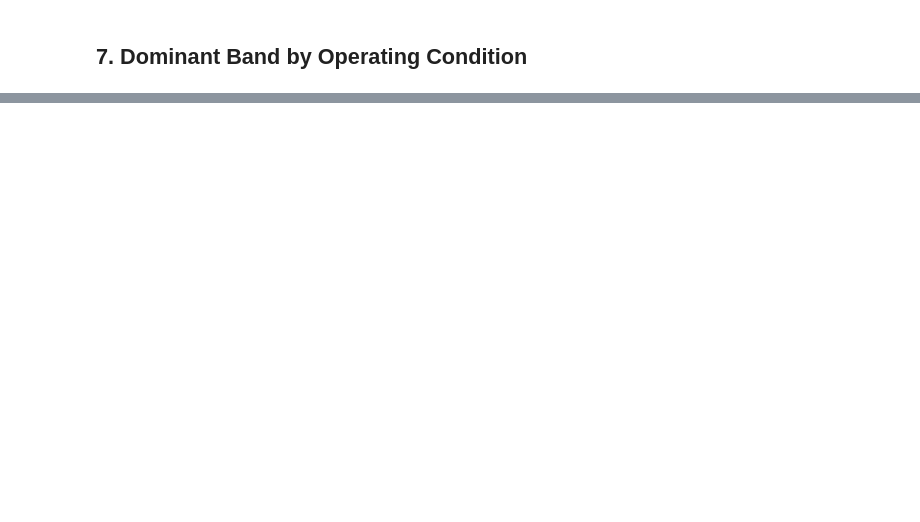
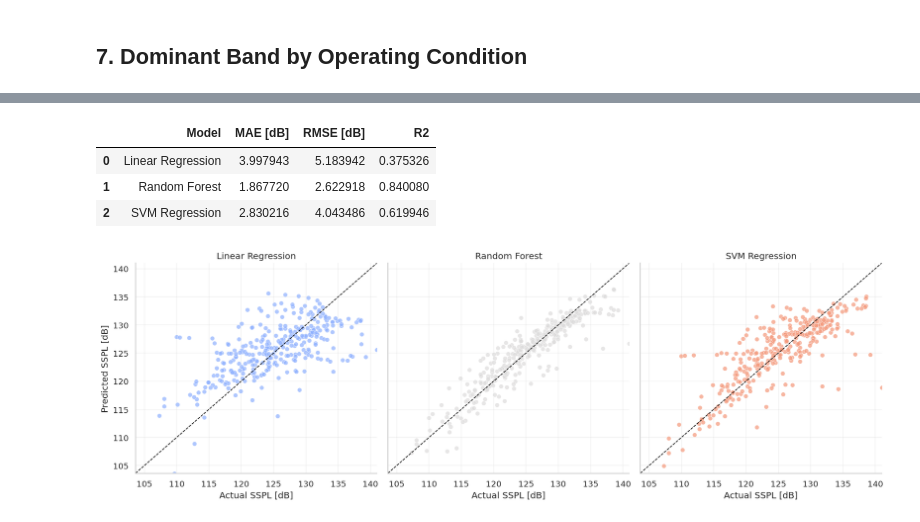
Before and after one commit to NeuralMech/NASA-Airfoil-Self-Noise, a Jupyter notebook: AirfoilSelfNoise.ipynb, the cells around one changed output, grey strips where cells are left out. Cells and saved outputs as stored; diff of their text form; code cells hidden in the pictures; blank space fills up the shorter version.

```diff
--- a/AirfoilSelfNoise.ipynb
+++ b/AirfoilSelfNoise.ipynb
@@ -472,16 +595,25 @@ linear_model = Pipeline(
 )
 
 rf_model = RandomForestRegressor(
-    n_estimators=300,
+    n_estimators=100,
     random_state=42,
     n_jobs=-1
 )
 
+svm_model = Pipeline(
+    steps=[
+        ('scaler', MinMaxScaler()),
+        ('model', SVR(kernel='rbf', C=100, epsilon=0.5, gamma='scale'))
+    ]
+)
+
 linear_model.fit(X_train, y_train)
 rf_model.fit(X_train, y_train)
+svm_model.fit(X_train, y_train)
 
 linear_pred = linear_model.predict(X_test)
 rf_pred = rf_model.predict(X_test)
+svm_pred = svm_model.predict(X_test)
 # %%
 def regression_metrics(y_true, y_pred):
     return {
@@ -494,52 +626,60 @@ def regression_metrics(y_true, y_pred):
 metrics_df = pd.DataFrame(
     [
         {'Model': 'Linear Regression', **regression_metrics(y_test, linear_pred)},
-        {'Model': 'Random Forest', **regression_metrics(y_test, rf_pred)}
+        {'Model': 'Random Forest', **regression_metrics(y_test, rf_pred)},
+        {'Model': 'SVM Regression', **regression_metrics(y_test, svm_pred)}
     ]
 )
 
 display(metrics_df)
+# %% [output]
+|  | Model | MAE [dB] | RMSE [dB] | R2 |
+| 0 | Linear Regression | 3.997943 | 5.183942 | 0.375326 |
+| 1 | Random Forest | 1.867720 | 2.622918 | 0.840080 |
+| 2 | SVM Regression | 2.830216 | 4.043486 | 0.619946 |
 # %%
 plot_df = pd.DataFrame(
     {
-        'Actual SSPL [dB]': np.concatenate([y_test.values, y_test.values]),
-        'Predicted SSPL [dB]': np.concatenate([linear_pred, rf_pred]),
+        'Actual SSPL [dB]': np.concatenate([y_test.values, y_test.values, y_test.values]),
+        'Predicted SSPL [dB]': np.concatenate([linear_pred, rf_pred, svm_pred]),
         'Model': (
             ['Linear Regression'] * len(y_test)
             + ['Random Forest'] * len(y_test)
+            + ['SVM Regression'] * len(y_test)
         )
     }
 )
 
 min_val = min(plot_df['Actual SSPL [dB]'].min(), plot_df['Predicted SSPL [dB]'].min())
 max_val = max(plot_df['Actual SSPL [dB]'].max(), plot_df['Predicted SSPL [dB]'].max())
 
 g = sns.FacetGrid(
     plot_df,
     col='Model',
     hue='Model',
     palette='coolwarm',
     height=5,
     aspect=1
 )
 g.map_dataframe(
     sns.scatterplot,
     x='Actual SSPL [dB]',
     y='Predicted SSPL [dB]',
     alpha=0.7,
     s=35
 )
 
 for ax in g.axes.flat:
     ax.plot([min_val, max_val], [min_val, max_val], color='black', linestyle='--', linewidth=1)
     ax.set_xlim(min_val, max_val)
     ax.set_ylim(min_val, max_val)
     ax.grid(True, alpha=0.25)
 
 g.set_titles('{col_name}')
-g.fig.suptitle('Actual vs Predicted SSPL on Group Holdout Test Set', y=1.05)
 plt.tight_layout()
 plt.show()
+# %% [output]
+[figure, added]
 # %%
 comparison_plot_df = metrics_df.melt(
     id_vars='Model',
```
Also changed, not shown: parts of 27 cells of this notebook, 1 other file.
